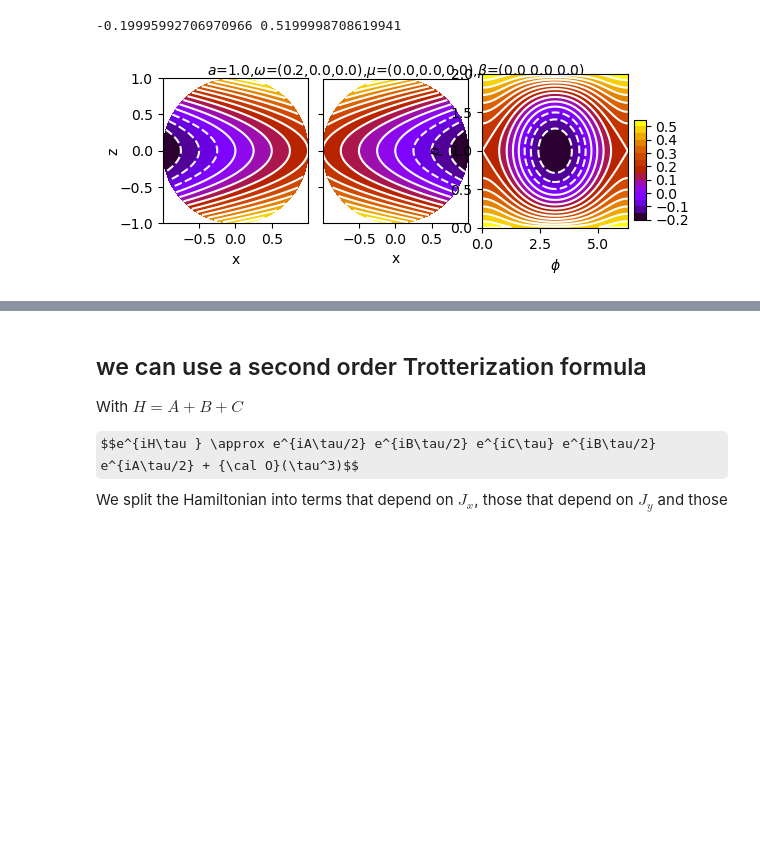
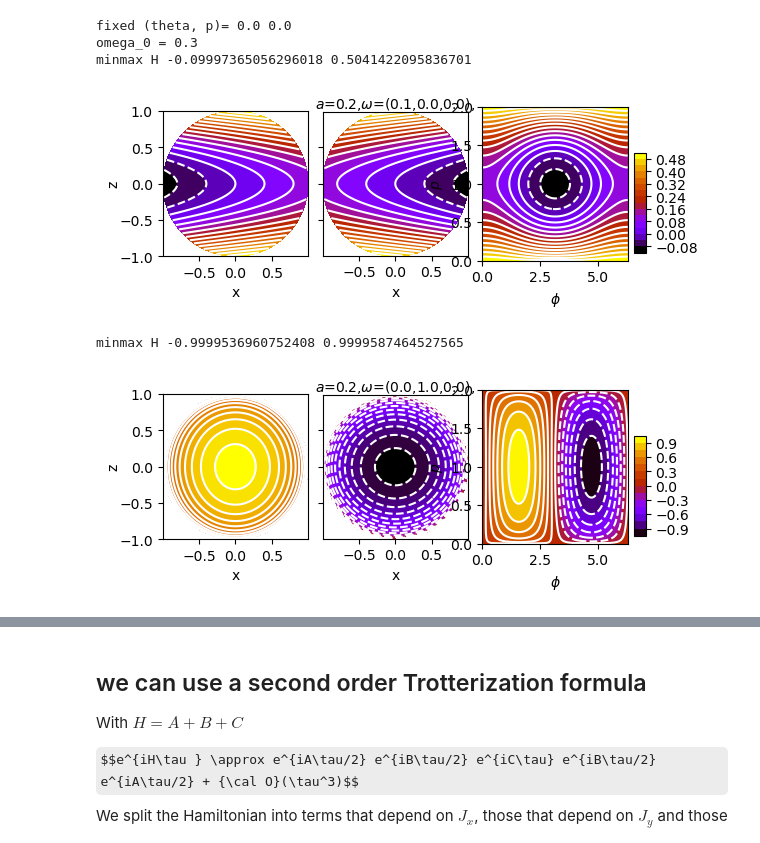
Before and after one commit to aquillen/Qsample_spin, a Jupyter notebook: spin_v02.ipynb, the cells around one changed output, grey strips where cells are left out. Saved outputs shown, nothing was run; the diff lists cells and outputs as text; code cells hidden in the pictures; some formulas as TeX source; blank space fills up the shorter version.

```diff
--- a/spin_v02.ipynb
+++ b/spin_v02.ipynb
@@ -168,7 +193,7 @@ def mksfig(phi,p,parms,ofile=''):
     ii1 = y>=0; ii2 = y<0
     xshort1 = np.ravel(x[ii1]);  yshort1 = np.ravel(y[ii1]); zshort1 = np.ravel(z[ii1]);
     xshort2 = np.ravel(x[ii2]);  yshort2 = np.ravel(y[ii2]); zshort2 = np.ravel(z[ii2]);
-    Hshort1 = np.ravel(H[ii1]);Hshort2 = np.ravel(H[ii2]);
+    Hshort1 = np.ravel(H[ii1]);  Hshort2 = np.ravel(H[ii2]);
     triang1 = tri.Triangulation(xshort1,zshort1)
     triang2 = tri.Triangulation(-xshort2,zshort2)  # notice flipping x for back side!
     clvs=15; ccolor = 'white'
@@ -178,52 +203,57 @@ def mksfig(phi,p,parms,ofile=''):
     axarr[1].tricontour(triang2,Hshort2,levels=clvs,colors=ccolor,vmin=min_H, vmax=max_H)
     axarr[0].set_aspect(1)
     axarr[1].set_aspect(1)
+
     im = axarr[2].contourf(phi,p,H,origin='lower',cmap = cmap,levels=clvs,vmin=min_H, vmax=max_H)
     im.set_clim(min_H,max_H)
     axarr[2].contour(phi,p,H,origin='lower',levels=clvs,colors=ccolor,vmin=min_H, vmax=max_H)
     axarr[2].set_xlabel(r'$\phi$')
     axarr[2].set_ylabel(r'$p$')
+
     axarr[0].set_ylabel('z',labelpad=-0.5)
     axarr[0].set_xlabel('x')
     axarr[1].set_xlabel('x')
     axarr[1].set(yticklabels=[])
     parmstring = mk_parmstring(parms)
     axarr[1].text(0,1.1,parmstring,ha='center',va='center')
-    print(np.min(H),np.max(H))
+    print('minmax H',np.min(H),np.max(H))
     rect = [0.91,0.15,0.02,0.5] # left, bottom, width, height)
     cax = fig.add_axes(rect)
     plt.colorbar(im,cax=cax,orientation='vertical')  # there is still a problem with not covering whole colormap
     #plt.tight_layout() sucks
     if (len(ofile)>2):
         plt.savefig(ofile)
 
     plt.show()
 
 if (1==1): # test level curve figure
     phi_lin = np.linspace(0,2*np.pi,200)
     p_lin = np.linspace(0,2.0,200)
     phi,p = np.meshgrid(phi_lin,p_lin,indexing='xy')
-    a = 1.0
-    omega_x = 0.2; omega_y = 0.0; omega_z = 0.0;
-    mu_x = 0.0; mu_y = 0.0; mu_z = 0.0
-    beta_x = 0.0; beta_y = 0.0; beta_z = 0.0
-    parms = np.zeros(10)
-    parms[0] = a
-    parms[1] = omega_x
-    parms[2] = omega_y
-    parms[3] = omega_z
-    parms[4] = mu_x
-    parms[5] = mu_y
-    parms[6] = mu_z
-    parms[7] = beta_x
-    parms[8] = beta_y
-    parms[9] = beta_z
+
+    parms = np.zeros(NPARMS)
+    parms[I_A] = 1.0
+    parms[I_OM_X] = 0.1; parms[I_OM_Y] = 0.0; parms[I_OM_Z] = 0.0
+
+    theta_fix = np.arcsin(np.abs(parms[I_OM_Y]/parms[I_A]))
+    p_fix = 1 - np.cos(theta_fix)
+    print('fixed (theta, p)=' , theta_fix,p_fix)
+    omega_0 = np.sqrt(parms[I_A]*parms[I_OM_X])
+    print('omega_0 = {:.1f}'.format(omega_0))
 
     ofile = notebookroot+'_H.png'
     mksfig(phi,p,parms,ofile=ofile)
+
+    parms[I_A] = 0.2
+    parms[I_OM_X] = 0.0; parms[I_OM_Y] = 1.0; parms[I_OM_Z] = 0.0
+    mksfig(phi,p,parms)
 # %% [output]
--0.19995992706970966 0.5199998708619941
+fixed (theta, p)= 0.0 0.0
+omega_0 = 0.3
+minmax H -0.09997365056296018 0.5041422095836701
-[figure, old version]
+[figure, new version]
+minmax H -0.9999536960752408 0.9999587464527565
+[figure, added]
 # %%
 # integrate at a period, the forced top
 # arguments:
```
Also changed, not shown: parts of 21 cells of this notebook.
